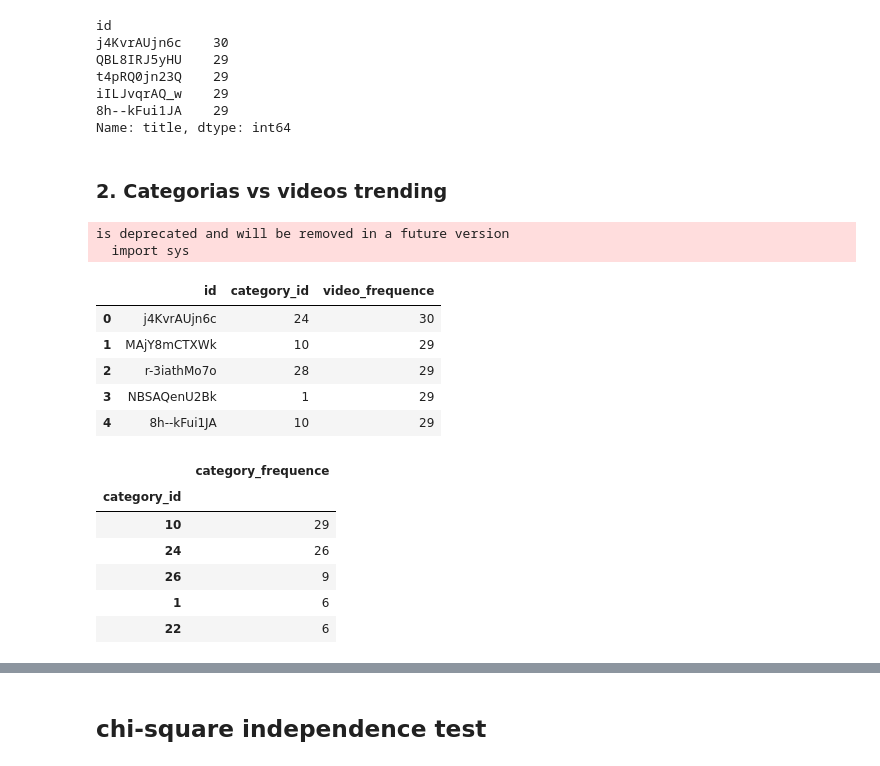
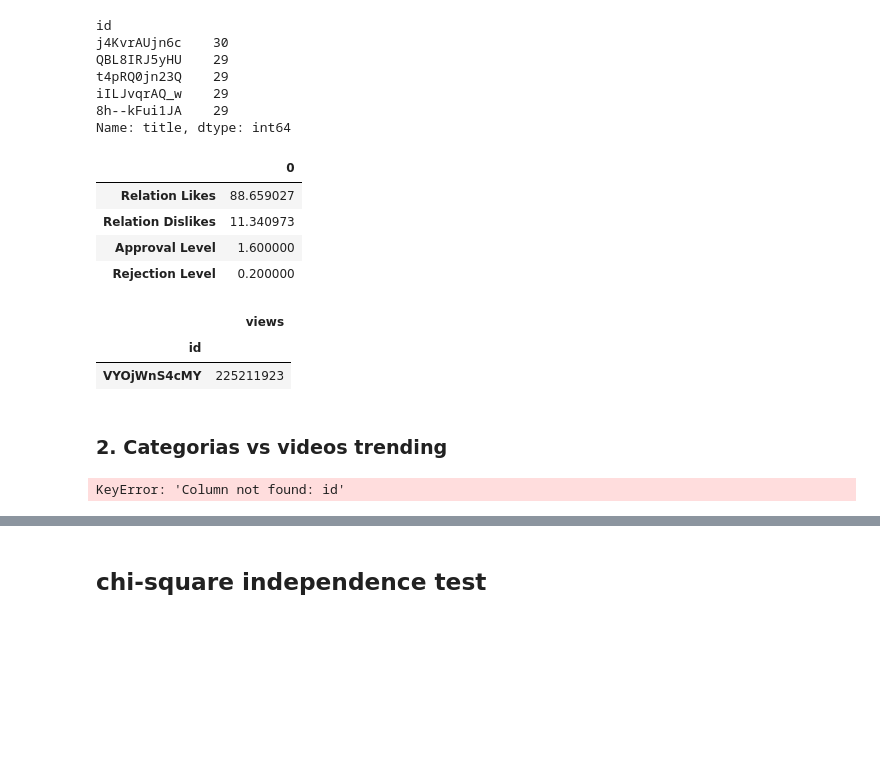
Before and after one commit to CaroMuizzi/Success-on-YouTube-Channels, a Jupyter notebook: cyn_file.ipynb, the cells around one changed output, grey strips where cells are left out. Cells and saved outputs as stored; diff of their text form; code cells hidden in the pictures; blank space fills up the shorter version.

```diff
--- a/cyn_file.ipynb
+++ b/cyn_file.ipynb
@@ -102,6 +102,53 @@ t4pRQ0jn23Q    29
 iILJvqrAQ_w    29
 8h--kFui1JA    29
 Name: title, dtype: int64
+# %%
+# Filter by the video with more days as trending to compare it with the one with more views
+df.columns
+df.set_index('id',inplace=True)
+top1_trending_video_views = df.loc['j4KvrAUjn6c'].max()
+top1_trending_video_likes = df.loc['j4KvrAUjn6c'].likes.max()
+top1_trending_video_dislikes = df.loc['j4KvrAUjn6c'].dislikes.max()
+
+top1_trending_video_relation_likes = (df.loc['j4KvrAUjn6c'].likes.max()/
+                                      (df.loc['j4KvrAUjn6c'].likes.max()+df.loc['j4KvrAUjn6c'].dislikes.max()))*100
+
+top1_trending_video_relation_dislikes = (df.loc['j4KvrAUjn6c'].dislikes.max()/
+                                      (df.loc['j4KvrAUjn6c'].likes.max()+df.loc['j4KvrAUjn6c'].dislikes.max()))*100
+
+top1_trending_video_approval_level = round((df.loc['j4KvrAUjn6c'].likes.max() / df.loc['j4KvrAUjn6c'].views.max())*100,1)
+top1_trending_video_rejection_level = round((df.loc['j4KvrAUjn6c'].dislikes.max() / df.loc['j4KvrAUjn6c'].views.max())*100,1)
+
+#battle 1.
+
+battle1 = {'Relation Likes':top1_trending_video_relation_likes,
+           'Relation Dislikes':top1_trending_video_relation_dislikes,
+           'Approval Level':top1_trending_video_approval_level,
+           'Rejection Level':top1_trending_video_rejection_level}
+
+pd.DataFrame.from_dict(battle1, orient='index')
+# %% [output]
+|  | 0 |
+| Relation Likes | 88.659027 |
+| Relation Dislikes | 11.340973 |
+| Approval Level | 1.600000 |
+| Rejection Level | 0.200000 |
+# %%
+## video con mas views:
+
+video_by_id = df.groupby(["id"])
+
+top100videos_views = video_by_id.max()["views"]
+
+top100videos_views_df = pd.DataFrame(top100videos_views)
+
+top100videos_views_df = top100videos_views_df.groupby(['id']).head()
+topvideos_views_df = top100videos_views_df.groupby(['id']).head()
+top100videos_views_df.sort_values("views",ascending=False)[:1]
+# %% [output]
+|  | views |
+| id |  |
+| VYOjWnS4cMY | 225211923 |
 # %% [markdown]
 ### 2. Categorias vs videos trending
 # %%
@@ -116,14 +163,7 @@ video_frequence_df = df.groupby(['id', 'category_id'])['id'].agg(
 
 video_frequence_df.head()
 # %% [output]
-is deprecated and will be removed in a future version
-  import sys
+KeyError: 'Column not found: id'
-|  | id | category_id | video_frequence |
-| 0 | j4KvrAUjn6c | 24 | 30 |
-| 1 | MAjY8mCTXWk | 10 | 29 |
-| 2 | r-3iathMo7o | 28 | 29 |
-| 3 | NBSAQenU2Bk | 1 | 29 |
-| 4 | 8h--kFui1JA | 10 | 29 |
 # %%
 # Read the Json File with categories names and Id so we can show names in the plot
 
@@ -150,14 +190,6 @@ category_frequence.sort_values(ascending=False)
 category_frequence_df = pd.DataFrame(category_frequence)
 category_frequence_df= category_frequence_df.rename(columns={'id': "category_frequence"})
 category_frequence_df.sort_values('category_frequence',ascending=False).head()
-# %% [output]
-|  | category_frequence |
-| category_id |  |
-| 10 | 29 |
-| 24 | 26 |
-| 26 | 9 |
-| 1 | 6 |
-| 22 | 6 |
 # %%
 # Read the Json File with categories names and Id so we can show names in the plot
 from pprint  import pprint
```
Also changed, not shown: parts of 16 cells of this notebook, 2 other files.
